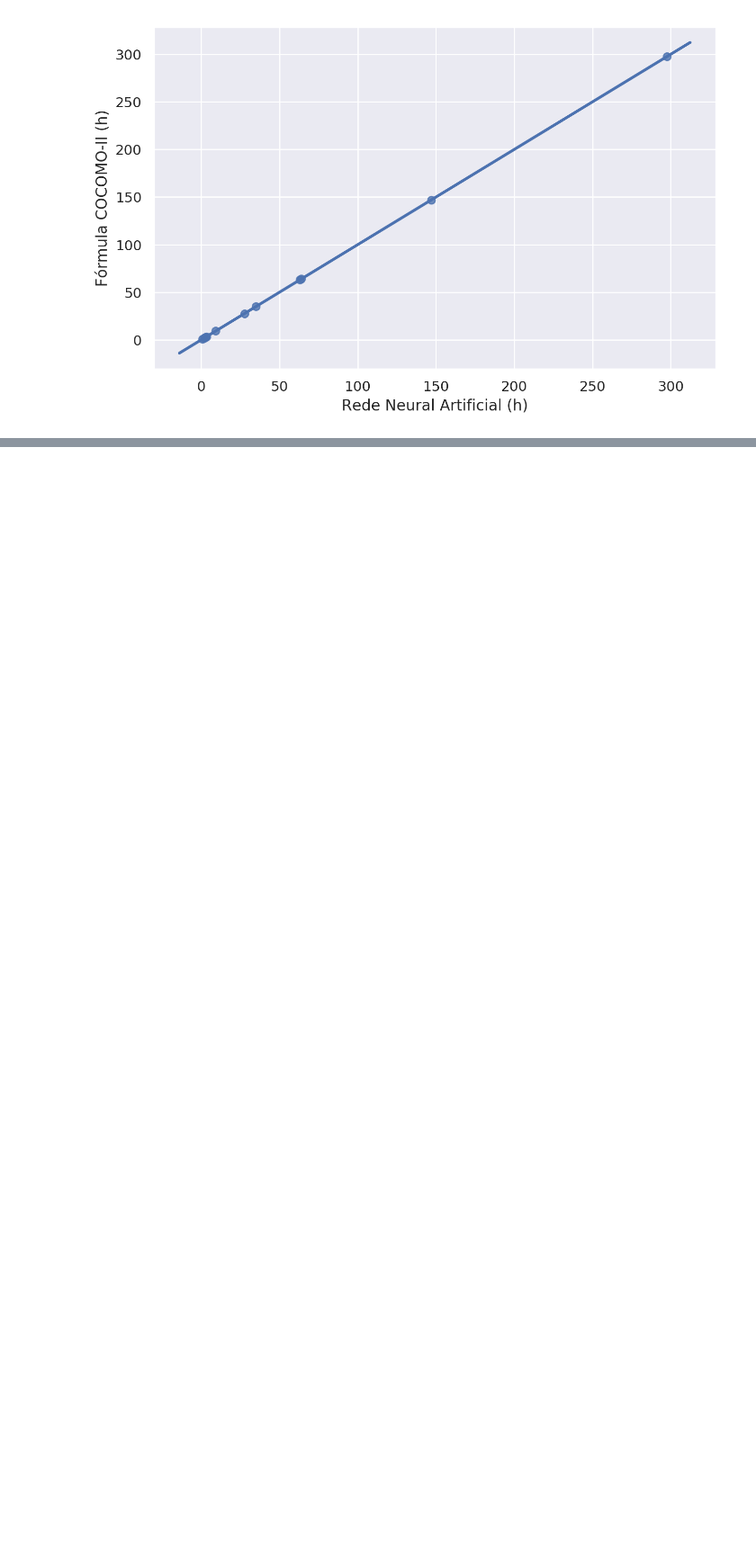
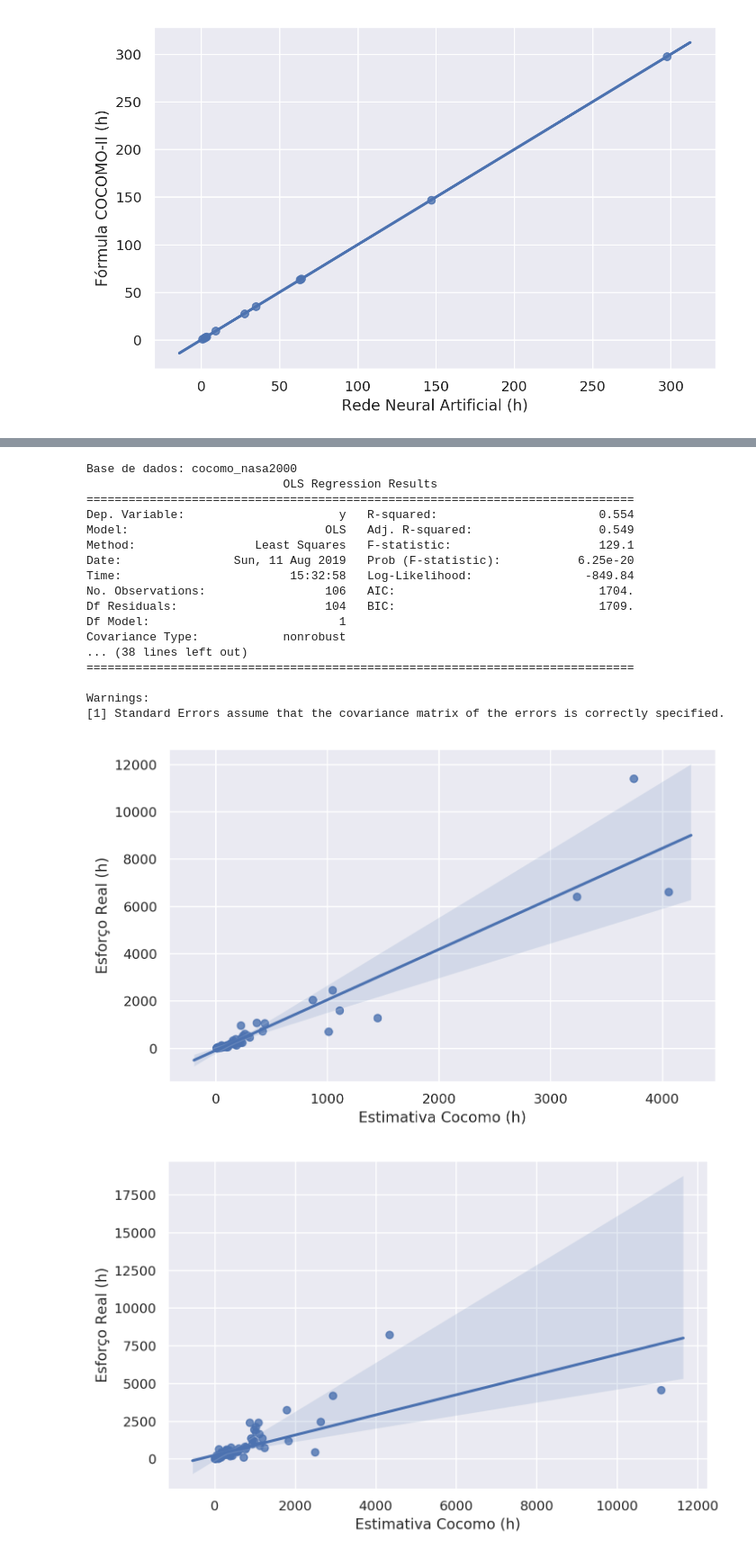
Before and after one commit to Gabrui/estimar-esforco, a Jupyter notebook: estimar-esforco.ipynb, the cells around one changed output, grey strips where cells are left out. Shown: that part at 90% size. Drawn from its saved outputs; the diff is of its cells as text; code cells hidden in the pictures; blank space fills up the shorter version.

Commit message:
análise real cocomo e início de afp

```diff
--- a/estimar-esforco.ipynb
+++ b/estimar-esforco.ipynb
@@ -395,0 +398,14 @@ Warnings:
+# %%
+for base in ['cocomo81', 'cocomo_nasa2000', 'cocomo_sdr']:
+    print('Base de dados:', base)
+    saida_real = dados[base]['Effort'].values
+    saida_parametrica = estimativa_cocomo2000_tabela(dados[base], params, params_constantes.loc['A', 'Value'], params_constantes.loc['B', 'Value'])
+    results = sm.OLS(saida_real,sm.add_constant(saida_parametrica.ravel())).fit()
+    print(results.summary())
+    figura = plt.figure(figsize=(8, 5), dpi=200)
+    plt.xlabel("Estimativa Cocomo (h)")
+    plt.ylabel("Esforço Real (h)")
+    sns.regplot(saida_parametrica.ravel(), saida_real)
+    plt.plot()
+    figura.savefig("resultados/figuras/"+base+"-coc-real.pdf", bbox_inches='tight')
+# %% [output]
@@ -395,0 +429,19 @@ Warnings:
+Base de dados: cocomo_nasa2000
+                            OLS Regression Results
+==============================================================================
+Dep. Variable:                      y   R-squared:                       0.554
+Model:                            OLS   Adj. R-squared:                  0.549
+Method:                 Least Squares   F-statistic:                     129.1
+Date:                Sun, 11 Aug 2019   Prob (F-statistic):           6.25e-20
+Time:                        15:32:58   Log-Likelihood:                -849.84
+No. Observations:                 106   AIC:                             1704.
+Df Residuals:                     104   BIC:                             1709.
+Df Model:                           1
+Covariance Type:            nonrobust
+... (38 lines left out)
+==============================================================================
+
+Warnings:
+[1] Standard Errors assume that the covariance matrix of the errors is correctly specified.
+[figure, added]
+[figure, added]
```
Also changed, not shown: parts of 8 cells of this notebook, 4 other files.
